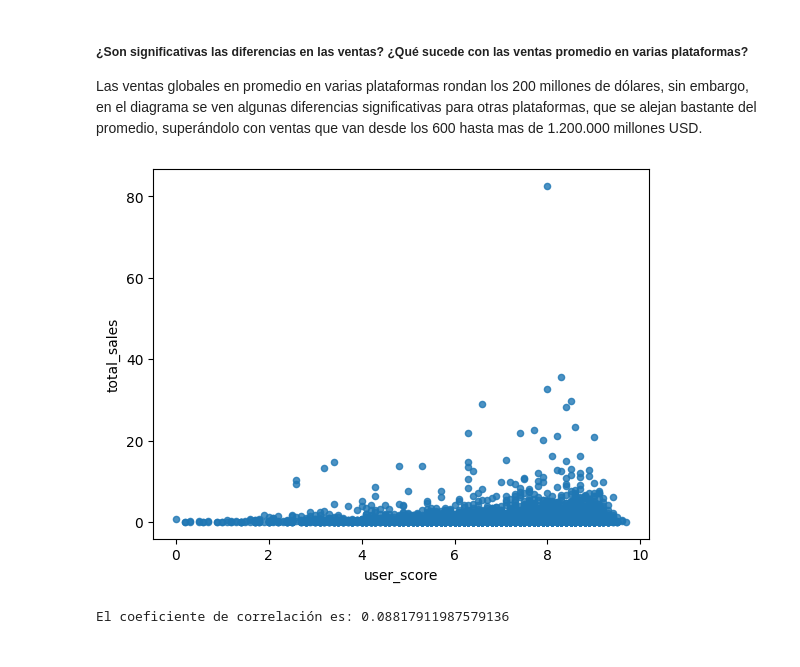
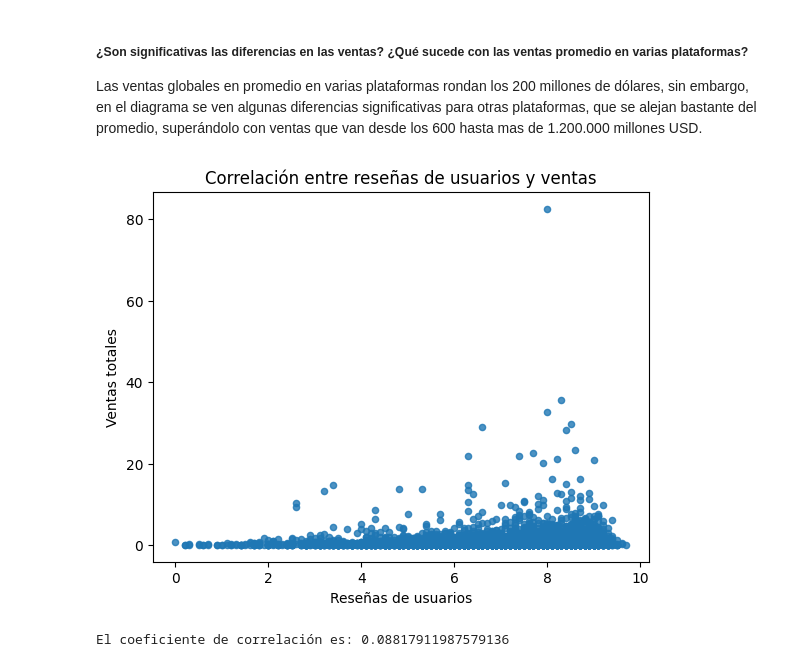
Before and after one commit to wh1tneyr/Analisis-exploratorio-de-datos-y-ambientes-virtuales, a Jupyter notebook: proyecto_05.ipynb, the cells around one changed output. Cells and saved outputs as stored; diff of their text form; code cells hidden in the pictures.

```diff
--- a/proyecto_05.ipynb
+++ b/proyecto_05.ipynb
@@ -221,11 +221,18 @@ Las ventas globales en promedio en varias plataformas rondan los 200 millones de
 # %%
 #crear gráfico de dispersión de correlacion entre las reseñas de los usuarios y las ventas totales
 
-games.plot(x='user_score' , y='total_sales', kind='scatter', alpha=0.8)
+games.plot(x='user_score',
+           y='total_sales',
+           kind='scatter',
+           alpha=0.8,
+           title='Correlación entre reseñas de usuarios y ventas',
+           xlabel='Reseñas de usuarios',
+           ylabel='Ventas totales',
+           )
 
 plt.show()
 # %% [output]
-[figure, old version]
+[figure, new version]
 # %%
 #calcular el coeficiente de correlacion entre las ventas totales y las críticas de los usuarios
 users_corr = games['user_score'].corr(games['total_sales'])
```
Also changed, not shown: parts of 4 cells of this notebook.
